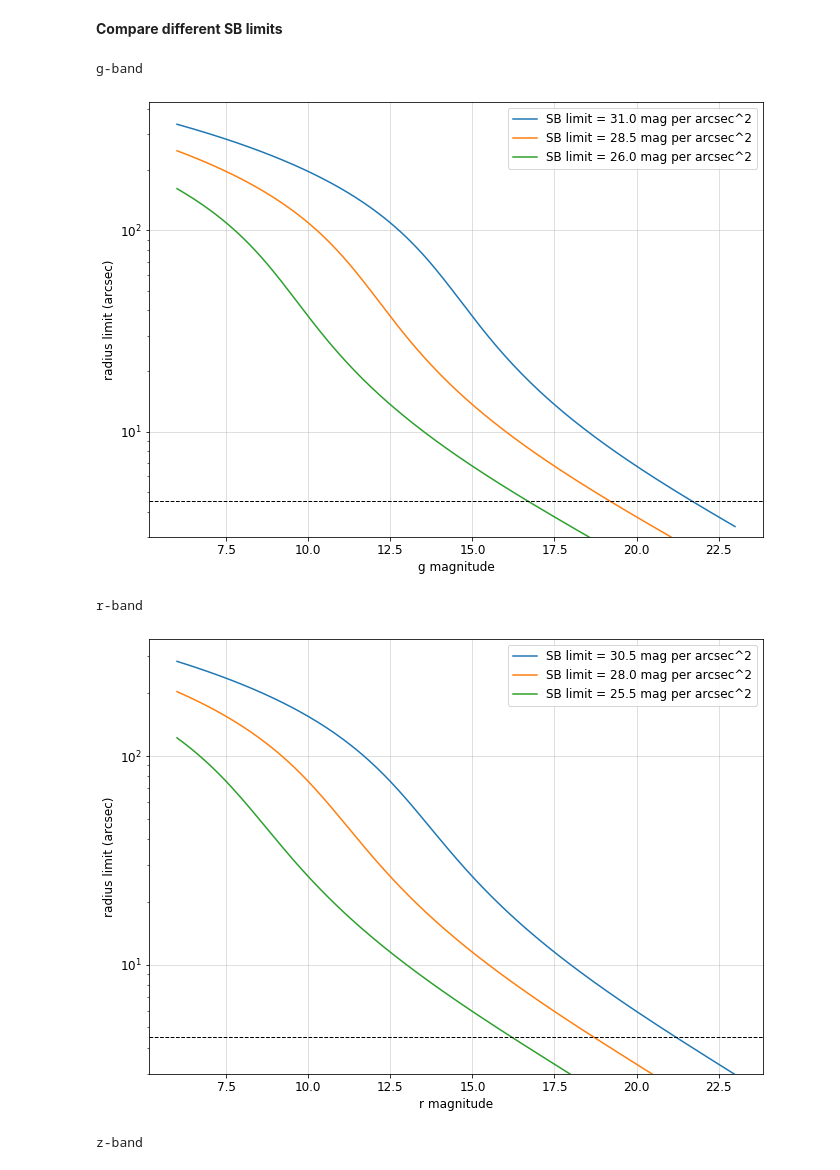
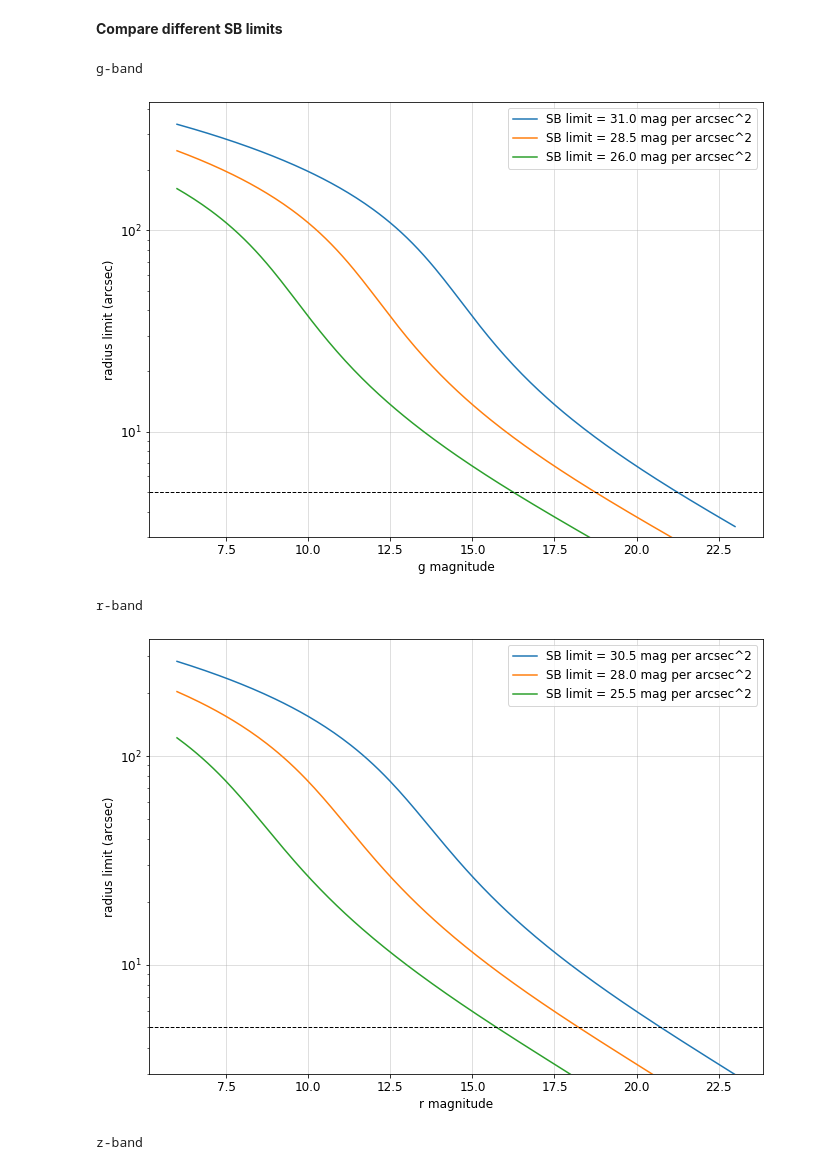
Before and after one commit to rongpu/desi-misc, a Jupyter notebook: bright_star_profiles/notebooks/star_profiles_6-outer_wing_radius_limit.ipynb, the cells around one changed output. Cells and saved outputs as stored; diff of their text form; code cells hidden in the pictures.

```diff
--- a/bright_star_profiles/notebooks/star_profiles_6-outer_wing_radius_limit.ipynb
+++ b/bright_star_profiles/notebooks/star_profiles_6-outer_wing_radius_limit.ipynb
@@ -204,7 +206,7 @@ for band, sb_limit_in_mag in zip(bands, sb_limit_in_mag_list):
     plt.grid(alpha=0.5)
     plt.xlabel(band+' magnitude')
     plt.ylabel('radius limit (arcsec)')
-    plt.axhline(4.5, lw=1, ls='--', color='k')
+    plt.axhline(5., lw=1, ls='--', color='k')
     plt.ylim(ymin=3.)
     # plt.axis([8, 23, 3, 240])
     plt.show()
@@ -246,35 +248,35 @@ for band in bands:
     profile_fit = np.poly1d(poly)
     # normalize to surface brightness per arsec
     profile_fit_norm = lambda r: 10**(profile_fit(np.log10(r)))/(pixscale_native**2)
 
     plt.figure(figsize=(11, 8))
 
     for sb_limit_in_mag in sb_limit_in_mag_list_all[band]:
         sb_limit_in_nmgy = 10**((22.5-sb_limit_in_mag)/2.5)
         mag_list = np.linspace(6, 23, 200)
         radius_lim_list = np.zeros(len(mag_list))
         for index, mag in enumerate(mag_list):
             f = lambda r: 10**((22.5-mag)/2.5) * profile_fit_norm(r) - sb_limit_in_nmgy
             try:
                 radius_lim_list[index] = root_scalar(f, bracket=[2, 1000]).root
             except ValueError:
                 if mag<16:
                     radius_lim_list[index] = np.nan
                 else:
                     radius_lim_list[index] = 0
         plt.semilogy(mag_list, radius_lim_list, '-', label='SB limit = {:.1f} mag per arcsec^2'.format(sb_limit_in_mag))
 
     plt.grid(alpha=0.5)
     plt.xlabel(band+' magnitude')
     plt.ylabel('radius limit (arcsec)')
-    plt.axhline(4.5, lw=1, ls='--', color='k')
+    plt.axhline(5., lw=1, ls='--', color='k')
     plt.ylim(ymin=3.)
     # plt.axis([8, 23, 3, 240])
     plt.legend()
     plt.show()
 # %% [output]
 g-band
-[figure, old version]
+[figure, new version]
 r-band
-[figure, old version]
+[figure, new version]
 z-band
```
Also changed, not shown: parts of 3 cells of this notebook.
